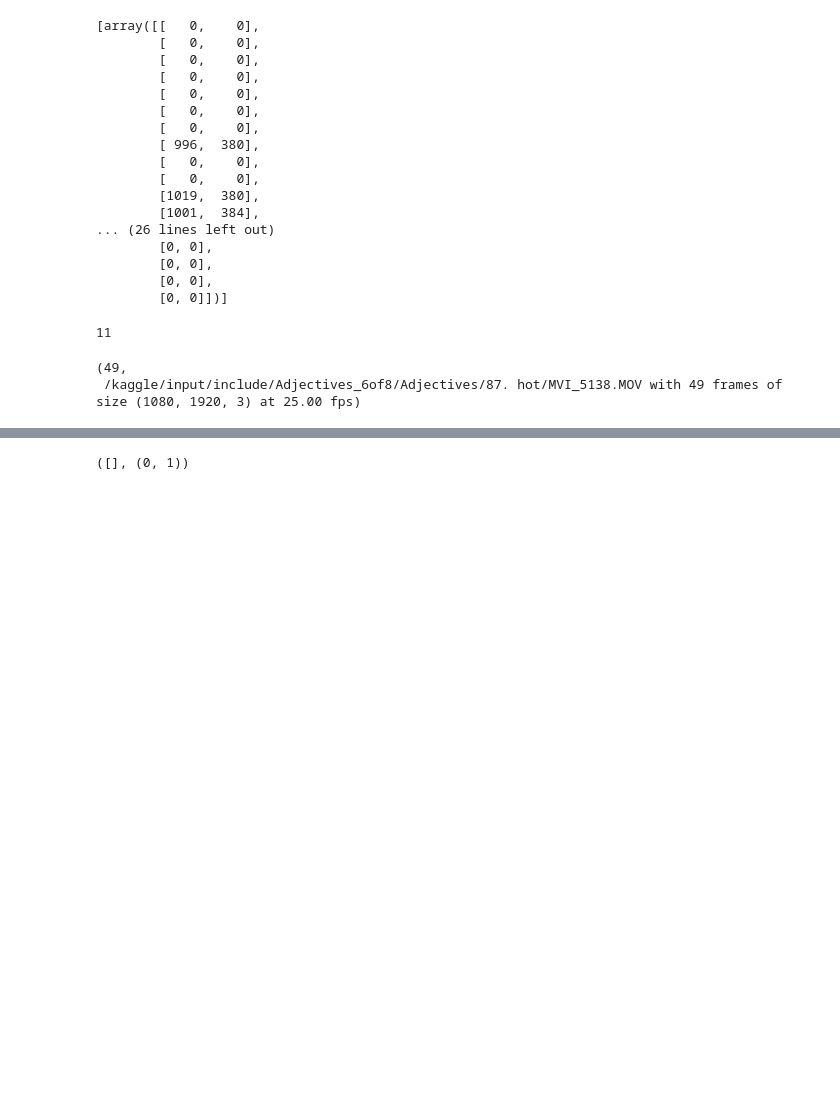
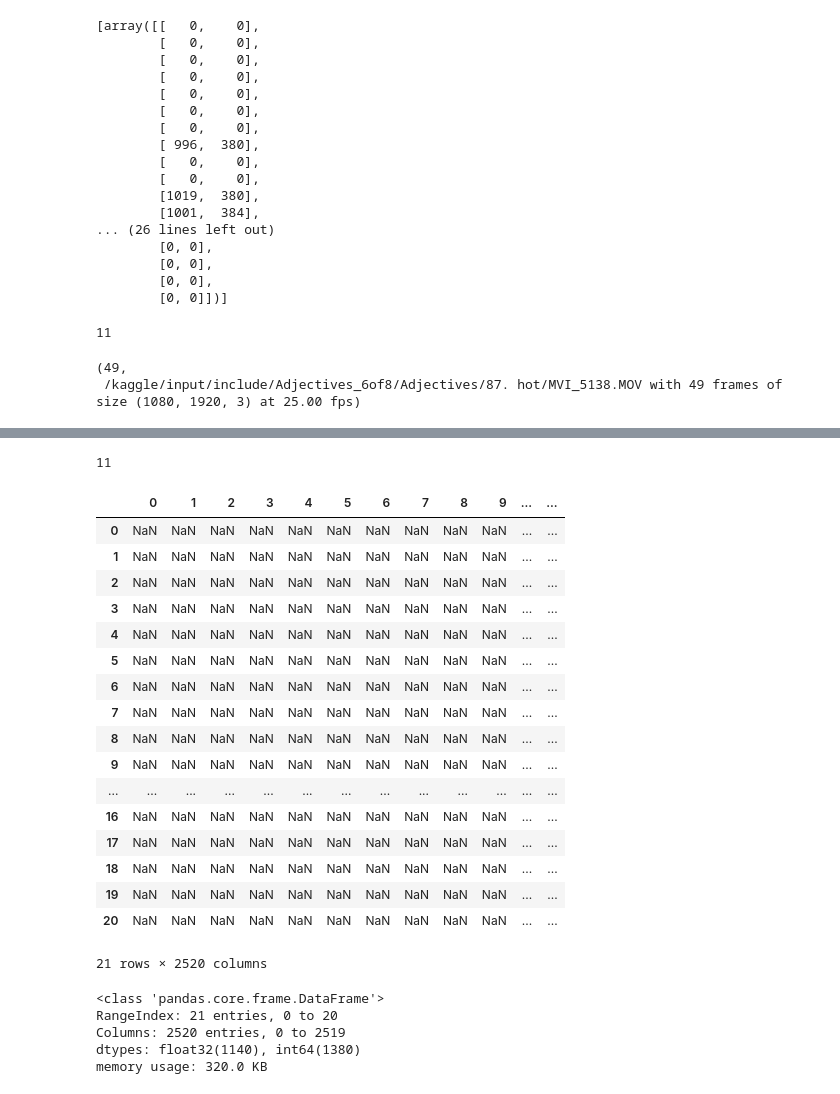
Before and after one commit to Scarletleaph/SLR, a Jupyter notebook: slr-be.ipynb, the cells around one changed output, grey strips where cells are left out. Drawn from its saved outputs; the diff is of its cells as text; code cells hidden in the pictures; blank space fills up the shorter version.

```diff
--- a/slr-be.ipynb
+++ b/slr-be.ipynb
@@ -237,5 +248,7 @@ NameError: name 'vdo_canvas' is not defined
 # %%
 #for all vdo generate hand keypoints
+import random
+
 num_of_vdos = len(vdos)
 vdos_keypoints = []
 #vdos_canvas = []
@@ -243,9 +256,16 @@ for i in range(num_of_vdos):
     #vdo_canvas = []
     vdo_keypoints = []
     Num_of_frames = len(vdos[i])
-    for f in range(Num_of_frames):
-        oriImg = vdos[0][f]
-
+    print(i,Num_of_frames)
+    frame_index_list =  random.sample([i for i in range(Num_of_frames)],30)
+    for f in frame_index_list:
+        print(f)
+        try:
+            oriImg = vdos[0][f]
+        except:
+            continue
+        if(oriImg is None):
+            continue
         candidate, subset = body_estimation(oriImg)
         #canvas = copy.deepcopy(oriImg)
         hands_list = util.handDetect(candidate, subset, oriImg)
@@ -263,8 +301,9 @@ for i in range(num_of_vdos):
 # %%
 #Ignore this box, I was experimenting
 #for one vdo, convert frames into np array
-vdo_frames = vdos[0][0]
+'''vdo_frames = vdos[0][0]
 n = len(vdo_frames)
 vdo_frames_np_arr = []
 for i in range(n):
     vdo_frames_np_arr.append(np.array(vdo_frames[i],dtype = 'float32'))
+'''
@@ -273,7 +314,7 @@ for i in range(n):
 #Each vdo has frames, each frame is of type np.ndarray
 
 #for all vdos
-
+'''
 vdo_np_arr = [] # list of np array of np array of frames
 #np array of frames is a vdo.
 for j in range(len(vdos)):
@@ -283,3 +324,4 @@ for j in range(len(vdos)):
     for i in range(n):
         vdo_frames_np_arr.append(np.array(vdo_frames[i],dtype = 'float32'))
     vdo_np_arr.append(np.array(vdo_frames_np_arr,dtype = 'float32'))
+    '''
@@ -293,4 +336,4 @@ X_test = pd.DataFrame(vdos_keypoints[7:], columns = ["Video"])
-# %%
-vdos_keypoints, X_train.shape
-# %% [output]
-([], (0, 1))
+# %%
+len(vdos_keypoints)
+# %% [output]
+11
@@ -296,0 +347,31 @@ vdos_keypoints, X_train.shape
+# %%
+#shape=(1, 49, 2, 21, 2), 1 vdo, 49 frames, 2 hands, 21 keypoints of 2 dimensions. 21*2 = 42 for a hand. 2 hands so, 42*2 = 84
+X = pd.DataFrame(columns = [i for i in range(84*30)])
+X #each row will be a video of 30 frames.
+#pick 49 frames of vdo
+col = 0
+for vdo in vdos_keypoints:
+    for frame in vdo:
+        for hands in frame:
+            X[i],X[i+1] = map(list,zip(*hands))
+            i = i+2
+X
+# %% [output]
+|  | 0 | 1 | 2 | 3 | 4 | 5 | 6 | 7 | 8 | 9 | ... | ... |
+| 0 | NaN | NaN | NaN | NaN | NaN | NaN | NaN | NaN | NaN | NaN | ... | ... |
+| 1 | NaN | NaN | NaN | NaN | NaN | NaN | NaN | NaN | NaN | NaN | ... | ... |
+| 2 | NaN | NaN | NaN | NaN | NaN | NaN | NaN | NaN | NaN | NaN | ... | ... |
+| 3 | NaN | NaN | NaN | NaN | NaN | NaN | NaN | NaN | NaN | NaN | ... | ... |
+| 4 | NaN | NaN | NaN | NaN | NaN | NaN | NaN | NaN | NaN | NaN | ... | ... |
+| 5 | NaN | NaN | NaN | NaN | NaN | NaN | NaN | NaN | NaN | NaN | ... | ... |
+| 6 | NaN | NaN | NaN | NaN | NaN | NaN | NaN | NaN | NaN | NaN | ... | ... |
+| 7 | NaN | NaN | NaN | NaN | NaN | NaN | NaN | NaN | NaN | NaN | ... | ... |
+| 8 | NaN | NaN | NaN | NaN | NaN | NaN | NaN | NaN | NaN | NaN | ... | ... |
+| 9 | NaN | NaN | NaN | NaN | NaN | NaN | NaN | NaN | NaN | NaN | ... | ... |
+| ... | ... | ... | ... | ... | ... | ... | ... | ... | ... | ... | ... | ... |
+| 16 | NaN | NaN | NaN | NaN | NaN | NaN | NaN | NaN | NaN | NaN | ... | ... |
+| 17 | NaN | NaN | NaN | NaN | NaN | NaN | NaN | NaN | NaN | NaN | ... | ... |
+| 18 | NaN | NaN | NaN | NaN | NaN | NaN | NaN | NaN | NaN | NaN | ... | ... |
+| 19 | NaN | NaN | NaN | NaN | NaN | NaN | NaN | NaN | NaN | NaN | ... | ... |
+| 20 | NaN | NaN | NaN | NaN | NaN | NaN | NaN | NaN | NaN | NaN | ... | ... |
+21 rows × 2520 columns
@@ -296,0 +382,8 @@ vdos_keypoints, X_train.shape
+# %%
+X.info()
+# %% [output]
+<class 'pandas.core.frame.DataFrame'>
+RangeIndex: 21 entries, 0 to 20
+Columns: 2520 entries, 0 to 2519
+dtypes: float32(1140), int64(1380)
+memory usage: 320.0 KB
```
Also changed, not shown: parts of 23 cells of this notebook.
